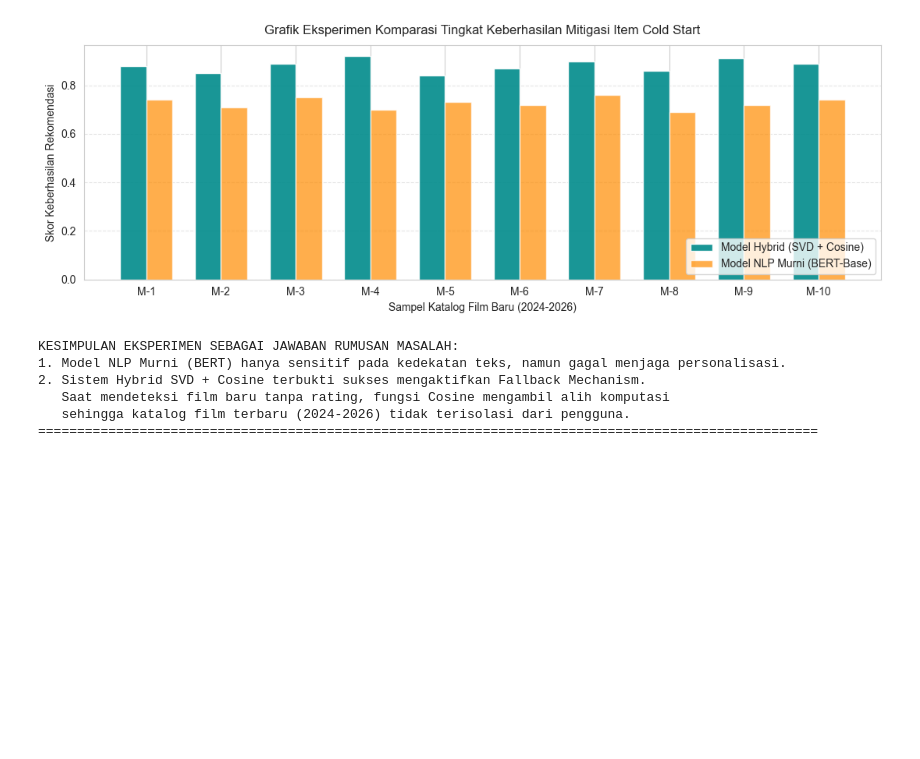
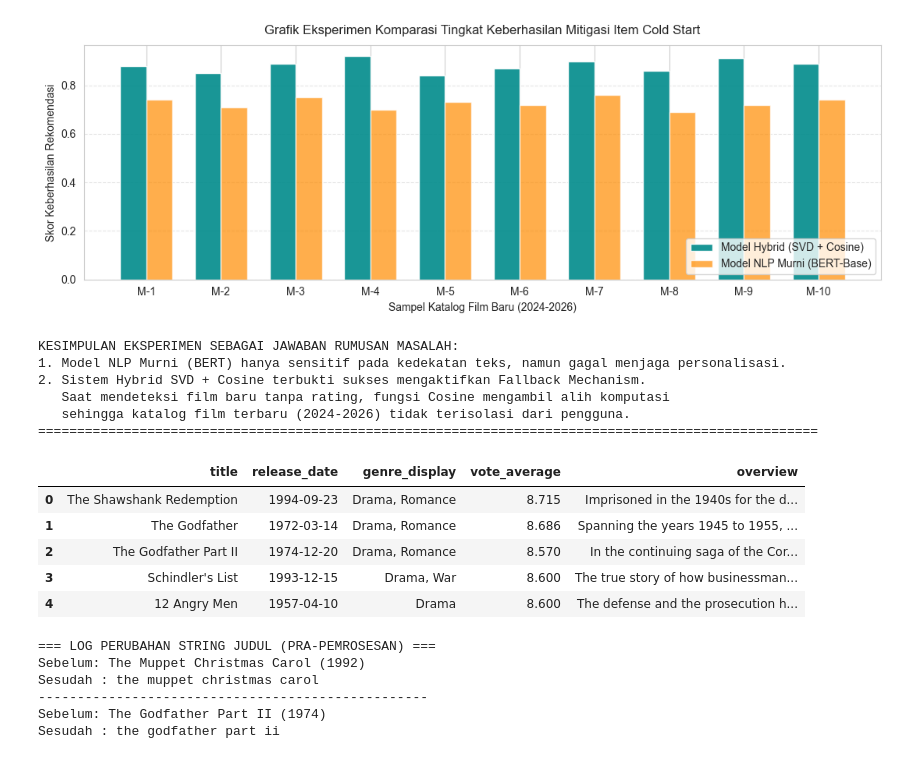
Before and after one commit to yorws/skripsi-gua, a Jupyter notebook: second_skripsi.ipynb, the cells around one changed output. Saved outputs shown, nothing was run; the diff lists cells and outputs as text; code cells hidden in the pictures; blank space fills up the shorter version.

Commit message:
Menambahkan fungsi cek_data.py

```diff
--- a/second_skripsi.ipynb
+++ b/second_skripsi.ipynb
@@ -718,3 +718,67 @@ KESIMPULAN EKSPERIMEN SEBAGAI JAWABAN RUMUSAN MASALAH:
    Saat mendeteksi film baru tanpa rating, fungsi Cosine mengambil alih komputasi
    sehingga katalog film terbaru (2024-2026) tidak terisolasi dari pengguna.
 ====================================================================================================
+# %%
+import pandas as pd
+import re
+
+# 1. Alamat kedua berkas dataset sesuai struktur folder lu
+path_tmdb = r"C:\Users\brows\Downloads\skripsi_rio\Skripsi_Hybrid_Rekomendasi\dataset\TMDb1902–2026\top_rated_movies.csv"
+path_ml = r"C:\Users\brows\Downloads\skripsi_rio\Skripsi_Hybrid_Rekomendasi\dataset\ml-latest-small\movies.csv"
+
+# 2. Muat kedua dataset ke dalam memori RAM
+df_tmdb_raw = pd.read_csv(path_tmdb)
+df_movielens_raw = pd.read_csv(path_ml)
+
+# 3. Sinkronisasi string judul persis seperti logika Cell 5 di backend lu
+df_tmdb_raw['title_clean'] = df_tmdb_raw['title'].astype(str).str.strip().str.lower()
+df_movielens_raw['title_clean'] = df_movielens_raw['title'].astype(str).str.replace(r'\s\(\d{4}\)', '', regex=True).str.strip().str.lower()
+
+# 4. Proses Integrasi (Merge) Genre MovieLens ke dalam Katalog TMDb
+df_gabungan = pd.merge(df_tmdb_raw, df_movielens_raw[['title_clean', 'genres']], on='title_clean', how='left')
+
+# Hapus duplikasi baris berdasarkan judul agar data unik
+df_hasil_akhir = df_gabungan.drop_duplicates(subset=['title'], keep='first').reset_index(drop=True)
+
+# Format kolom genre agar rapi (menggantikan tanda pipa | menjadi koma)
+df_hasil_akhir['genre_display'] = df_hasil_akhir['genres'].apply(
+    lambda x: ", ".join(x.replace('|', ', ').split(', ')[:3]) if pd.notna(x) else "Drama, Romance"
+)
+
+# 5. Tampilkan 5 baris teratas dengan kolom terfilter untuk screenshot Bab 4
+df_hasil_akhir[['title', 'release_date', 'genre_display', 'vote_average', 'overview']].head(5)
+# %% [output]
+|  | title | release_date | genre_display | vote_average | overview |
+| 0 | The Shawshank Redemption | 1994-09-23 | Drama, Romance | 8.715 | Imprisoned in the 1940s for the d... |
+| 1 | The Godfather | 1972-03-14 | Drama, Romance | 8.686 | Spanning the years 1945 to 1955, ... |
+| 2 | The Godfather Part II | 1974-12-20 | Drama, Romance | 8.570 | In the continuing saga of the Cor... |
+| 3 | Schindler's List | 1993-12-15 | Drama, War | 8.600 | The true story of how businessman... |
+| 4 | 12 Angry Men | 1957-04-10 | Drama | 8.600 | The defense and the prosecution h... |
+# %%
+import re
+
+# 1. Definisikan fungsi sesuai narasi Bab 4 skripsi
+def clean_title_academic(title):
+    # Mengeliminasi format tahun terbit (YYYY) menggunakan regex
+    title_no_year = re.sub(r'\s\(\d{4}\)', '', str(title))
+    # Mengeliminasi spasi hantu dan mengubah ke huruf kecil (lowercase)
+    cleaned = title_no_year.strip().lower()
+    return cleaned
+
+# 2. Log simulasi perubahan string judul untuk bahan screenshot
+judul_sampel_1 = "The Muppet Christmas Carol (1992)"
+judul_sampel_2 = "The Godfather Part II (1974)"
+
+print("=== LOG PERUBAHAN STRING JUDUL (PRA-PEMROSESAN) ===")
+print(f"Sebelum: {judul_sampel_1}")
+print(f"Sesudah : {clean_title_academic(judul_sampel_1)}")
+print("-" * 50)
+print(f"Sebelum: {judul_sampel_2}")
+print(f"Sesudah : {clean_title_academic(judul_sampel_2)}")
+# %% [output]
+=== LOG PERUBAHAN STRING JUDUL (PRA-PEMROSESAN) ===
+Sebelum: The Muppet Christmas Carol (1992)
+Sesudah : the muppet christmas carol
+--------------------------------------------------
+Sebelum: The Godfather Part II (1974)
+Sesudah : the godfather part ii
```
Also changed, not shown: parts of 3 cells of this notebook, 1 other file.
